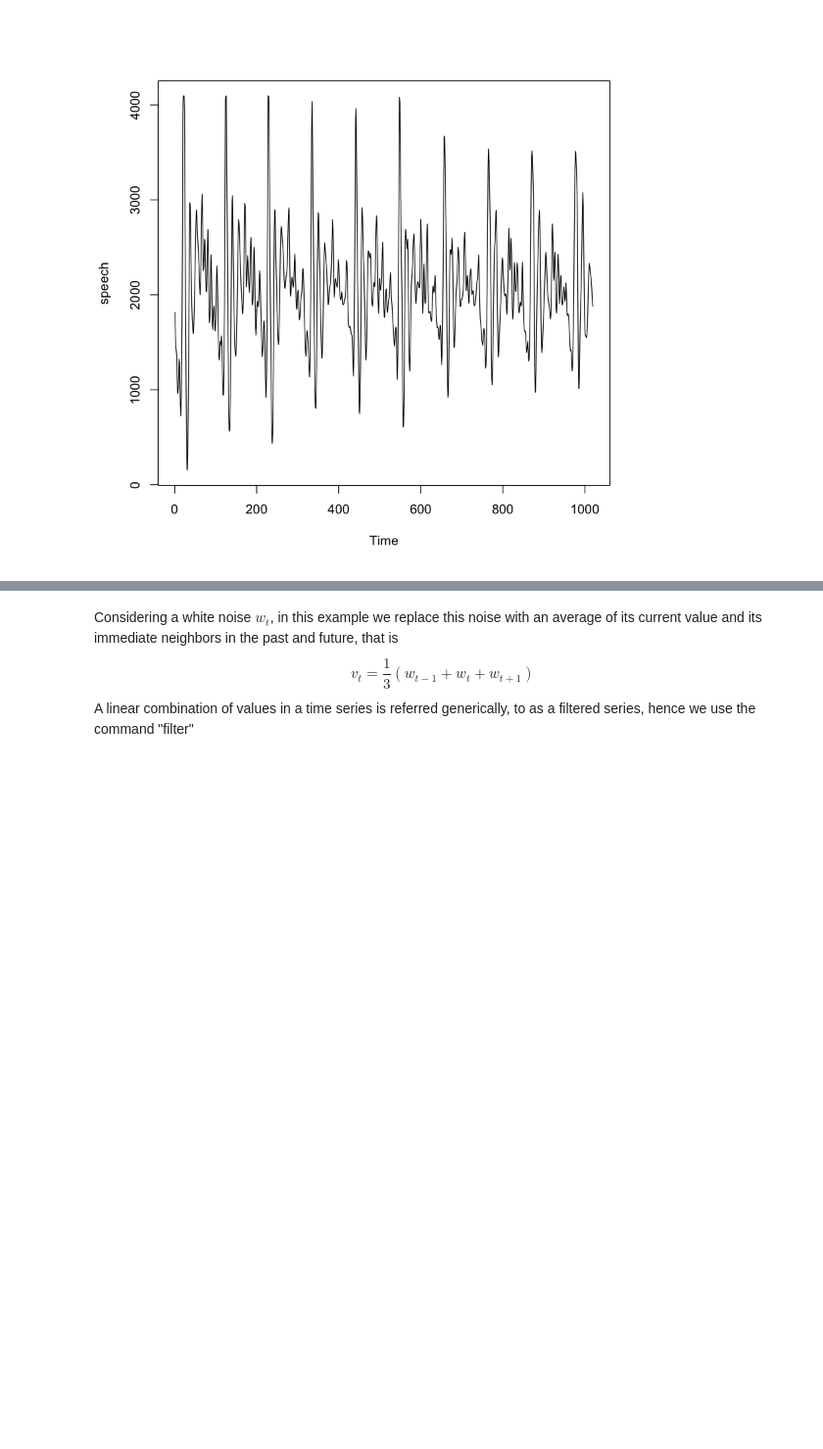
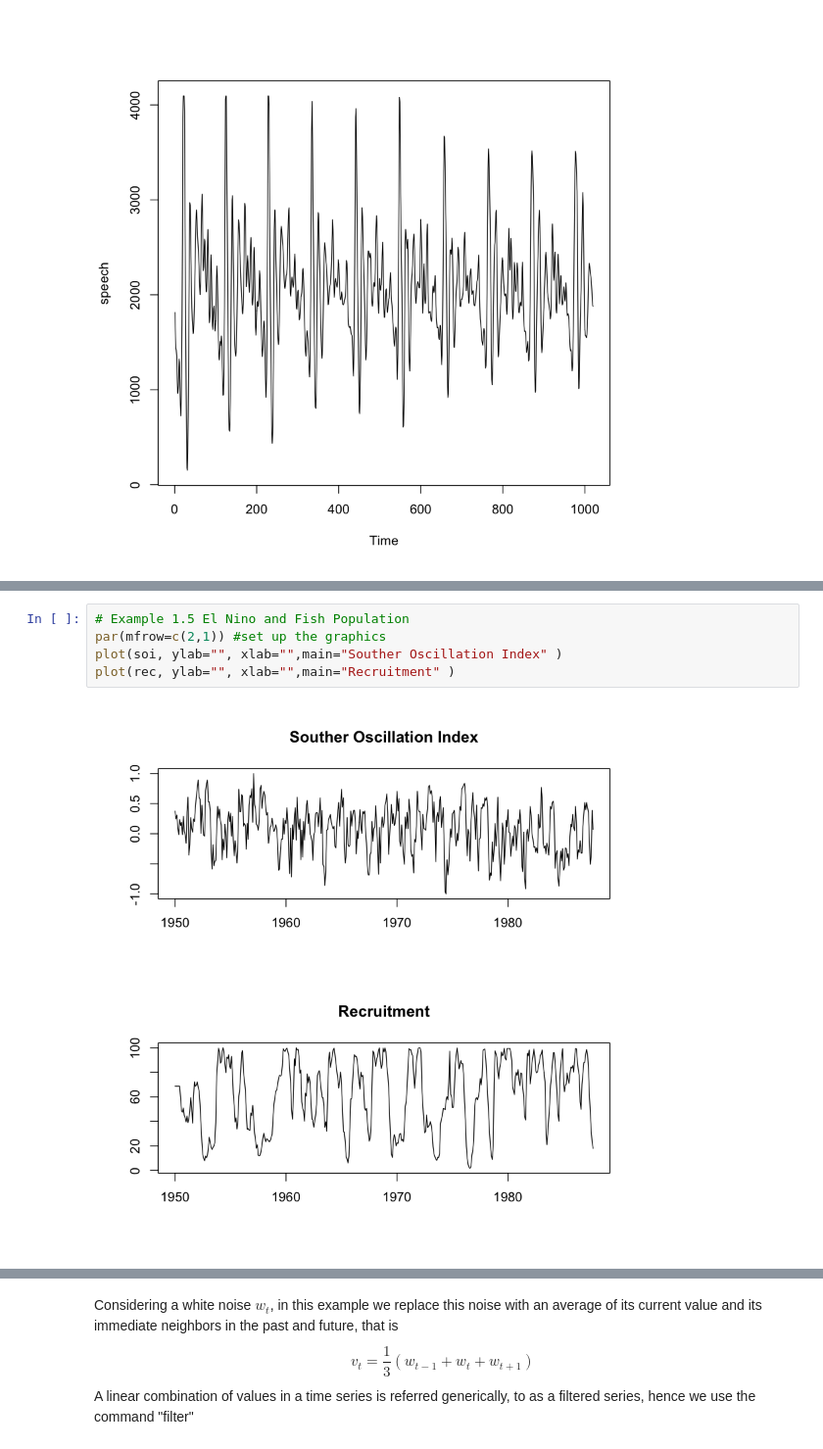
Before and after one commit to gdlunga/working, a Jupyter notebook: R/books/Time Series Analysis and Its Applications/notebooks/chapter_1.ipynb, the cells around one changed output, grey strips where cells are left out. Shown at 98% size. Saved outputs shown, nothing was run; the diff lists cells and outputs as text; blank space fills up the shorter version.

```diff
--- a/R/books/Time Series Analysis and Its Applications/notebooks/chapter_1.ipynb
+++ b/R/books/Time Series Analysis and Its Applications/notebooks/chapter_1.ipynb
@@ -21,0 +37,7 @@ plot(nyse, ylab="NYSE Returns")
+# %%
+# Example 1.5 El Nino and Fish Population
+par(mfrow=c(2,1)) #set up the graphics
+plot(soi, ylab="", xlab="",main="Souther Oscillation Index" )
+plot(rec, ylab="", xlab="",main="Recruitment" )
+# %% [output]
+[figure, added]
```
Also changed, not shown: parts of 20 cells of this notebook.
